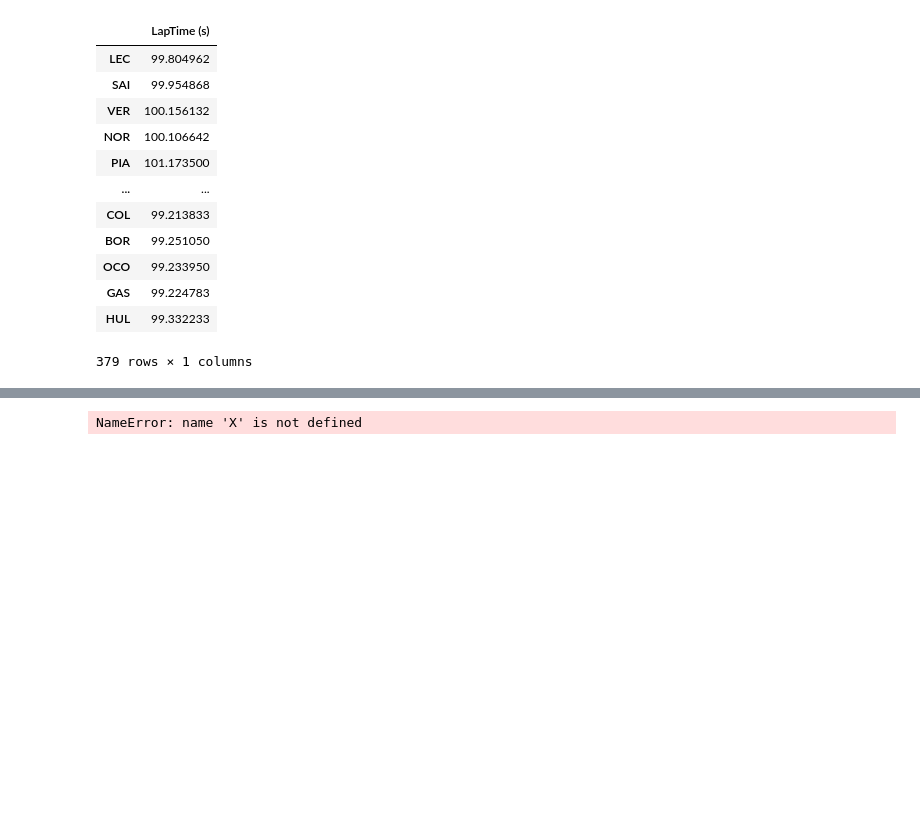
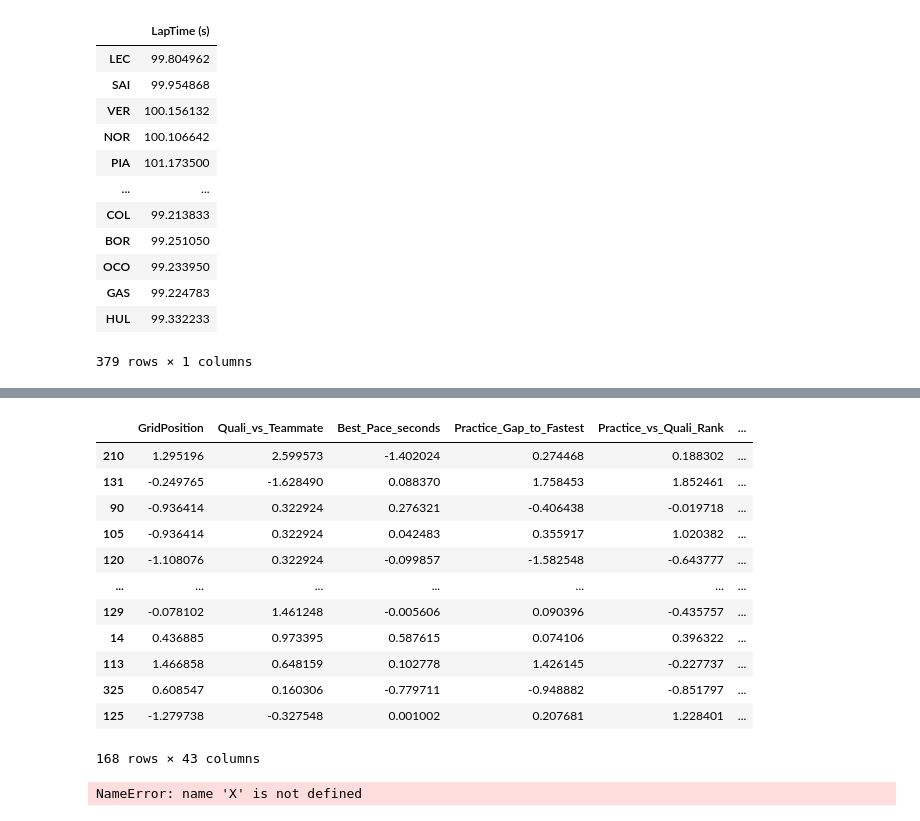
Before and after one commit to crystalcheong/formula-uno, a Jupyter notebook: prediction_notebooks/usgp_prediction.ipynb, the cells around one changed output, grey strips where cells are left out. Drawn from its saved outputs; the diff is of its cells as text; code cells hidden in the pictures; blank space fills up the shorter version.

```diff
--- a/prediction_notebooks/usgp_prediction.ipynb
+++ b/prediction_notebooks/usgp_prediction.ipynb
@@ -729,6 +783,22 @@ GROUP 1: LOW-MEDIUM DOWNFORCE TRACKS (DF 1-3)
 ================================================================================
 Track-specific training complete! Use appropriate model based on race DF level.
 ================================================================================
+# %%
+X_train_lm
+# %% [output]
+|  | GridPosition | Quali_vs_Teammate | Best_Pace_seconds | Practice_Gap_to_Fastest | Practice_vs_Quali_Rank | ... |
+| 210 | 1.295196 | 2.599573 | -1.402024 | 0.274468 | 0.188302 | ... |
+| 131 | -0.249765 | -1.628490 | 0.088370 | 1.758453 | 1.852461 | ... |
+| 90 | -0.936414 | 0.322924 | 0.276321 | -0.406438 | -0.019718 | ... |
+| 105 | -0.936414 | 0.322924 | 0.042483 | 0.355917 | 1.020382 | ... |
+| 120 | -1.108076 | 0.322924 | -0.099857 | -1.582548 | -0.643777 | ... |
+| ... | ... | ... | ... | ... | ... | ... |
+| 129 | -0.078102 | 1.461248 | -0.005606 | 0.090396 | -0.435757 | ... |
+| 14 | 0.436885 | 0.973395 | 0.587615 | 0.074106 | 0.396322 | ... |
+| 113 | 1.466858 | 0.648159 | 0.102778 | 1.426145 | -0.227737 | ... |
+| 325 | 0.608547 | 0.160306 | -0.779711 | -0.948882 | -0.851797 | ... |
+| 125 | -1.279738 | -0.327548 | 0.001002 | 0.207681 | 1.228401 | ... |
+168 rows × 43 columns
 # %%
 X
 # %% [output]
```
Also changed, not shown: parts of 12 cells of this notebook, 2 other files.
